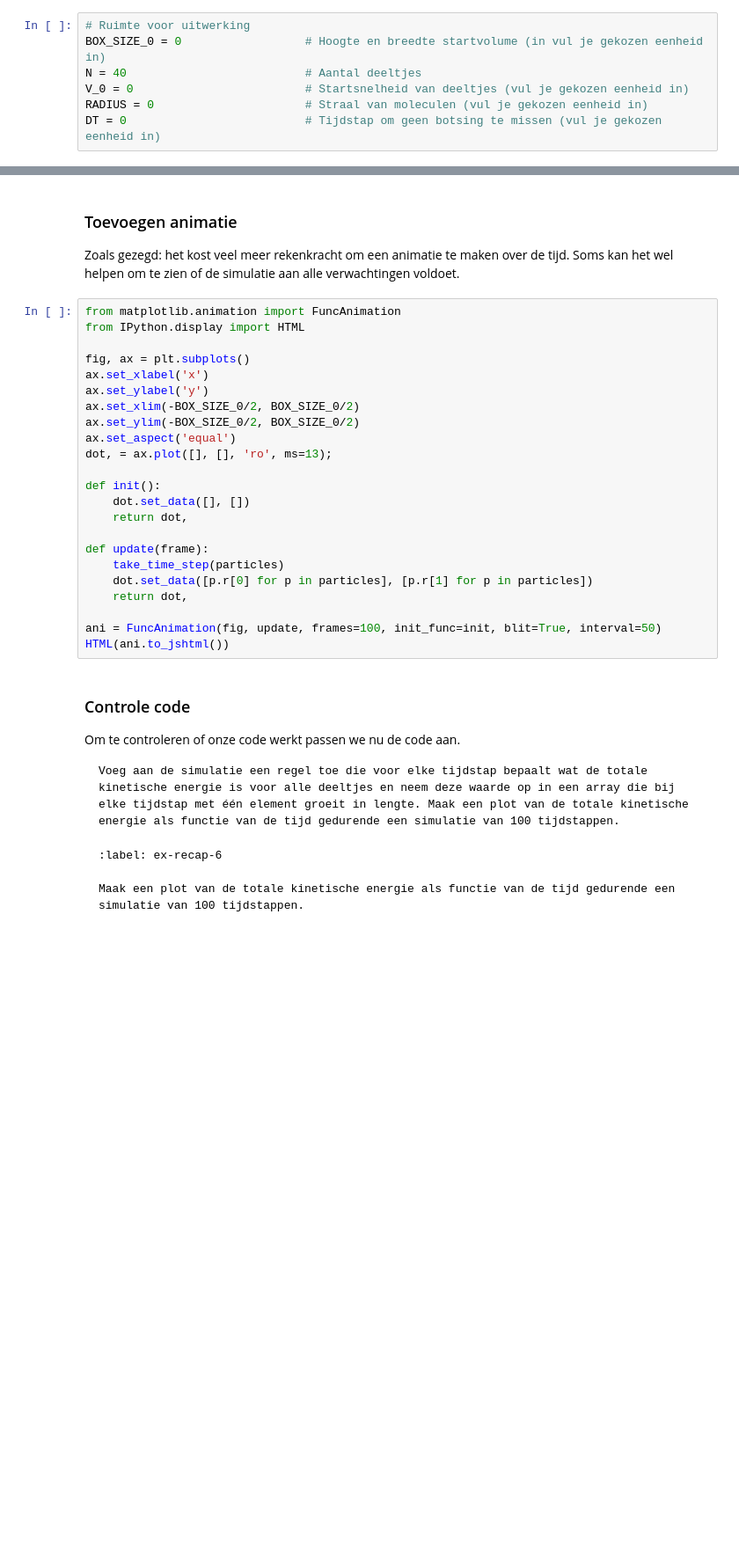
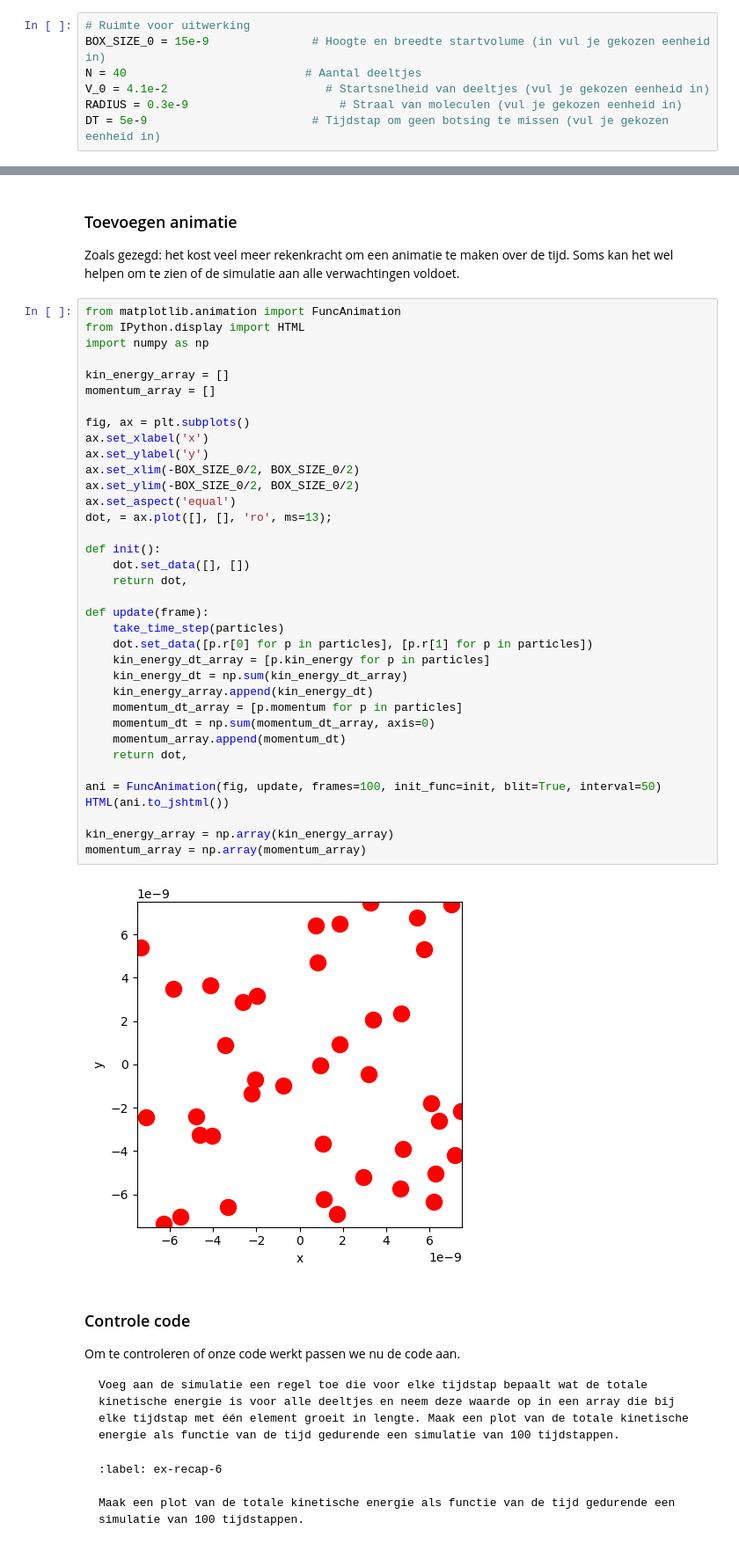
Before and after one commit to Ra3141592/Thermolab_eigen, a Jupyter notebook: Content/PySim/3_recap.ipynb, the cells around one changed output, grey strips where cells are left out. Shown: that part at 88% size. Cells and saved outputs as stored; diff of their text form; blank space fills up the shorter version.

```diff
--- a/Content/PySim/3_recap.ipynb
+++ b/Content/PySim/3_recap.ipynb
@@ -80,11 +80,11 @@ Pas waarde van `DT` aan zodat de verplaatsing van een deeltje in een tijdstap kl
 Onze simulatie modelleert dus een klein systeem zonder rekening te houden met de kracht tussen de luchtmoleculen. Je zult zien dat we toch al behoorlijk wat van de processor vragen om deze berekeningen te doen. Om een meer realistische modelsimulatie te maken is daarom een serieuze uitdaging, die veel wiskunde en programmeerervaring vraagt. Op dit ogenblik wordt dit bijvoorbeeld gevraagd bij een van de eerste opdrachten van het vak 'Computational Physics' van de master Applied Physics.
 # %%
 # Ruimte voor uitwerking
-BOX_SIZE_0 = 0                  # Hoogte en breedte startvolume (in vul je gekozen eenheid in)
+BOX_SIZE_0 = 15e-9               # Hoogte en breedte startvolume (in vul je gekozen eenheid in)
 N = 40                          # Aantal deeltjes
-V_0 = 0                         # Startsnelheid van deeltjes (vul je gekozen eenheid in)
-RADIUS = 0                      # Straal van moleculen (vul je gekozen eenheid in)
-DT = 0                          # Tijdstap om geen botsing te missen (vul je gekozen eenheid in)
+V_0 = 4.1e-2                       # Startsnelheid van deeltjes (vul je gekozen eenheid in)
+RADIUS = 0.3e-9                      # Straal van moleculen (vul je gekozen eenheid in)
+DT = 5e-9                        # Tijdstap om geen botsing te missen (vul je gekozen eenheid in)
 # %%
 #your code/answer
 # %% [markdown]
@@ -253,26 +254,41 @@ Zoals gezegd: het kost veel meer rekenkracht om een animatie te maken over de ti
 # %%
 from matplotlib.animation import FuncAnimation
 from IPython.display import HTML
+import numpy as np
+
+kin_energy_array = []
+momentum_array = []
 
 fig, ax = plt.subplots()
 ax.set_xlabel('x')
 ax.set_ylabel('y')
 ax.set_xlim(-BOX_SIZE_0/2, BOX_SIZE_0/2)
 ax.set_ylim(-BOX_SIZE_0/2, BOX_SIZE_0/2)
 ax.set_aspect('equal')
 dot, = ax.plot([], [], 'ro', ms=13);
 
 def init():
     dot.set_data([], [])
     return dot,
 
 def update(frame):
     take_time_step(particles)
     dot.set_data([p.r[0] for p in particles], [p.r[1] for p in particles])
+    kin_energy_dt_array = [p.kin_energy for p in particles]
+    kin_energy_dt = np.sum(kin_energy_dt_array)
+    kin_energy_array.append(kin_energy_dt)
+    momentum_dt_array = [p.momentum for p in particles]
+    momentum_dt = np.sum(momentum_dt_array, axis=0)
+    momentum_array.append(momentum_dt)
     return dot,
 
 ani = FuncAnimation(fig, update, frames=100, init_func=init, blit=True, interval=50)
 HTML(ani.to_jshtml())
+
+kin_energy_array = np.array(kin_energy_array)
+momentum_array = np.array(momentum_array)
+# %% [output]
+[figure, added]
 # %% [markdown]
 ### Controle code
 
```
Also changed, not shown: parts of 5 cells of this notebook.
